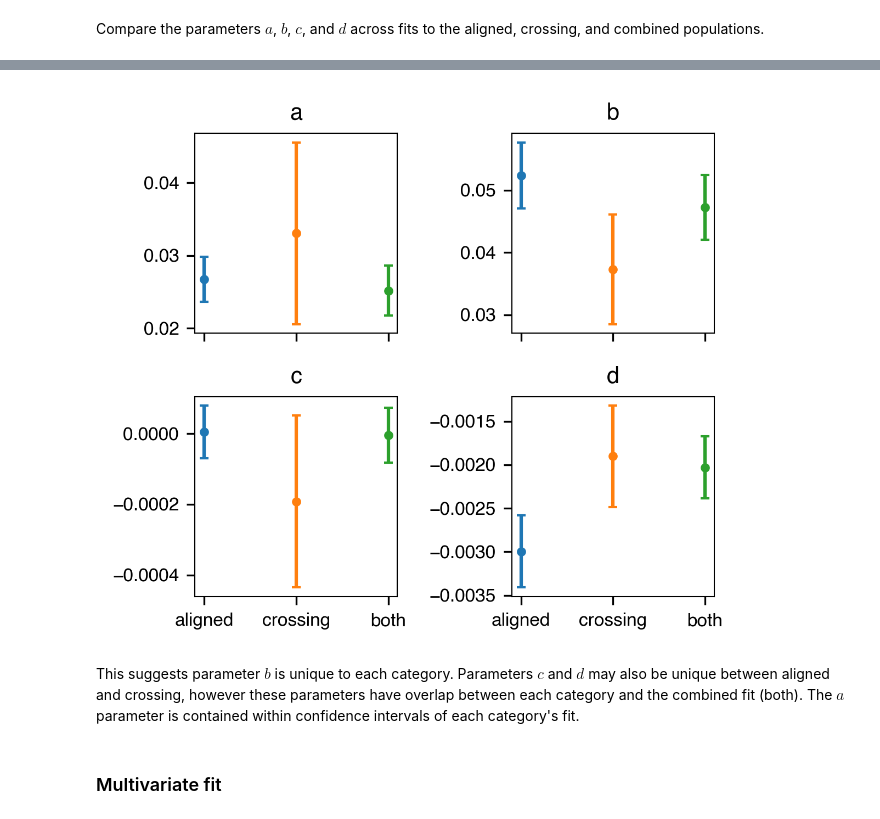
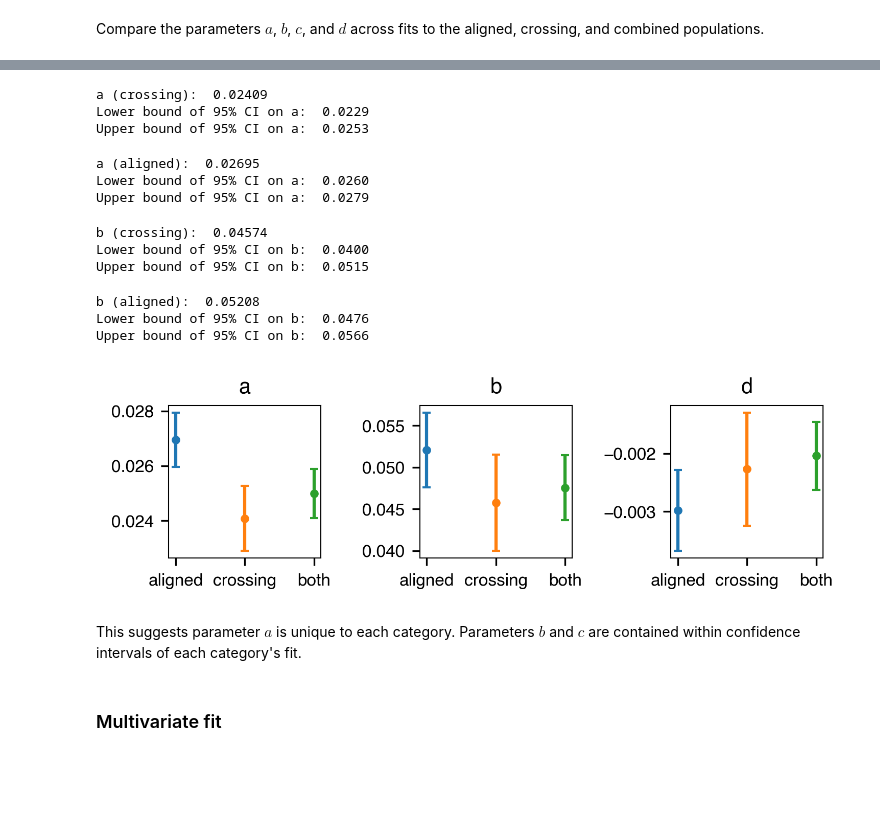
Before and after one commit to jacobrdavis/ocean-surface-wave-slopes-and-wind-wave-alignment, a Jupyter notebook: nb7-slope-alignment.ipynb, the cells around one changed output, grey strips where cells are left out. Drawn from its saved outputs; the diff is of its cells as text; code cells hidden in the pictures; blank space fills up the shorter version.

Commit message:
Update fit and figures that include fit.

```diff
--- a/nb7-slope-alignment.ipynb
+++ b/nb7-slope-alignment.ipynb
@@ -146,10 +146,12 @@ Separate the data into crossing and aligned populations and fit each category se
 aligned_fit = {
      'fun': tanh_fit['fun'],
      'p0': tanh_fit['popt'],
+     'vars': tanh_fit['vars'],
 }
 crossing_fit = {
      'fun': tanh_fit['fun'],
      'p0': tanh_fit['popt'],
+     'vars': tanh_fit['vars'],
 }
 
 fit_df.loc[is_crossing, 'crossing_fit'], fit_df.loc[is_crossing, 'crossing_fit_residuals'] \
@@ -208,9 +210,9 @@ Text(0, 0.5, 'mean square slope (-)')
 Compare the parameters $a$, $b$, $c$, and $d$ across fits to the aligned, crossing, and combined populations.
 # %%
 print('aligned fit:')
-stats.print_fit_parameters(aligned_fit, parameter_names=['a', 'b', 'c', 'd'])
+stats.print_fit_parameters(aligned_fit)
 
 print('\ncrossing fit:')
-stats.print_fit_parameters(crossing_fit, parameter_names=['a', 'b', 'c', 'd'])
+stats.print_fit_parameters(crossing_fit)
 # %% [output]
 aligned fit:
@@ -227,19 +227,69 @@ d: -0.00190 +/- 0.00114
+# %%
+print(f'a (crossing): {crossing_fit['popt'][0]: 0.5f}')
+print(f'Lower bound of 95% CI on a: {crossing_fit['popt_lower'][0]: 0.4f}')
+print(f'Upper bound of 95% CI on a: {crossing_fit['popt_upper'][0]: 0.4f}')
+# %% [output]
+a (crossing):  0.02409
+Lower bound of 95% CI on a:  0.0229
+Upper bound of 95% CI on a:  0.0253
+# %%
+print(f'a (aligned): {aligned_fit['popt'][0]: 0.5f}')
+print(f'Lower bound of 95% CI on a: {aligned_fit['popt_lower'][0]: 0.4f}')
+print(f'Upper bound of 95% CI on a: {aligned_fit['popt_upper'][0]: 0.4f}')
+# %% [output]
+a (aligned):  0.02695
+Lower bound of 95% CI on a:  0.0260
+Upper bound of 95% CI on a:  0.0279
+# %%
+print(f'b (crossing): {crossing_fit['popt'][1]: 0.5f}')
+print(f'Lower bound of 95% CI on b: {crossing_fit['popt_lower'][1]: 0.4f}')
+print(f'Upper bound of 95% CI on b: {crossing_fit['popt_upper'][1]: 0.4f}')
+# %% [output]
+b (crossing):  0.04574
+Lower bound of 95% CI on b:  0.0400
+Upper bound of 95% CI on b:  0.0515
+# %%
+print(f'b (aligned): {aligned_fit['popt'][1]: 0.5f}')
+print(f'Lower bound of 95% CI on b: {aligned_fit['popt_lower'][1]: 0.4f}')
+print(f'Upper bound of 95% CI on b: {aligned_fit['popt_upper'][1]: 0.4f}')
+# %% [output]
+b (aligned):  0.05208
+Lower bound of 95% CI on b:  0.0476
+Upper bound of 95% CI on b:  0.0566
 # %%
-FIGURE_SIZE = (4, 3.5)
+FIGURE_SIZE = (5, 2)
 
-fig, axes = plt.subplots(2, 2, figsize=FIGURE_SIZE, sharex=True)
-param_labels = ['a', 'b', 'c', 'd']
+fig, axes = plt.subplots(1, 3, figsize=FIGURE_SIZE, sharex=True)
+param_labels = ['a', 'b', 'd']
 for param_index, ax in zip(range(len(param_labels)), axes.ravel()):
-    ax.errorbar(x='aligned', y=aligned_fit['popt'][param_index], yerr=aligned_fit['perr'][param_index], marker='o', capsize=2)
-    ax.errorbar(x='crossing', y=crossing_fit['popt'][param_index], yerr=crossing_fit['perr'][param_index], marker='o', capsize=2)
-    ax.errorbar(x='both', y=tanh_fit['popt'][param_index], yerr=tanh_fit['perr'][param_index], marker='o', capsize=2)
+    ax.errorbar(
+        x='aligned',
+        y=aligned_fit['popt'][param_index],
+        yerr=aligned_fit['popt_upper'][param_index] - aligned_fit['popt'][param_index],
+        marker='o',
+        capsize=2
+    )
+    ax.errorbar(
+        x='crossing',
+        y=crossing_fit['popt'][param_index],
+        yerr=crossing_fit['popt_upper'][param_index] - crossing_fit['popt'][param_index],
+        marker='o',
+        capsize=2,
+    )
+    ax.errorbar(
+        x='both',
+        y=tanh_fit['popt'][param_index],
+        yerr=tanh_fit['popt_upper'][param_index] - tanh_fit['popt'][param_index],
+        marker='o',
+        capsize=2,
+    )
     ax.set_title(param_labels[param_index])
-
+    plotting.set_square_aspect(ax)
 fig.tight_layout()
 # %% [output]
-[figure, old version]
+[figure, new version]
 # %% [markdown]
-This suggests parameter $b$ is unique to each category.  Parameters $c$ and $d$ may also be unique between aligned and crossing, however these parameters have overlap between each category and the combined fit (both).  The $a$ parameter is contained within confidence intervals of each category's fit.
+This suggests parameter $a$ is unique to each category.  Parameters $b$ and $c$ are contained within confidence intervals of each category's fit.
 # %% [markdown]
 ### Multivariate fit
 # %% [markdown]
```
Also changed, not shown: parts of 39 cells of this notebook, 5 other files.
